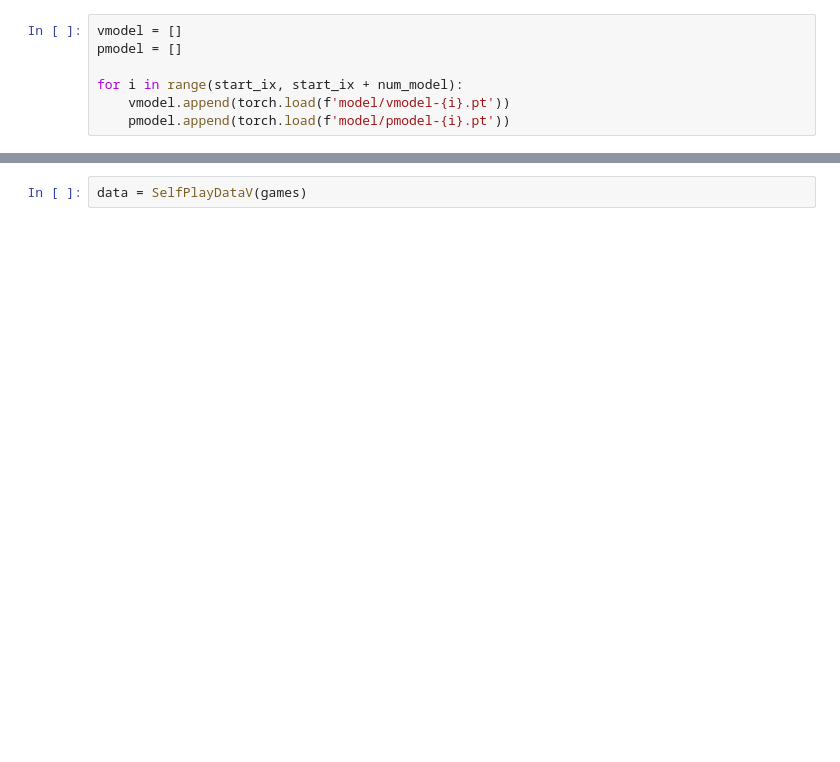
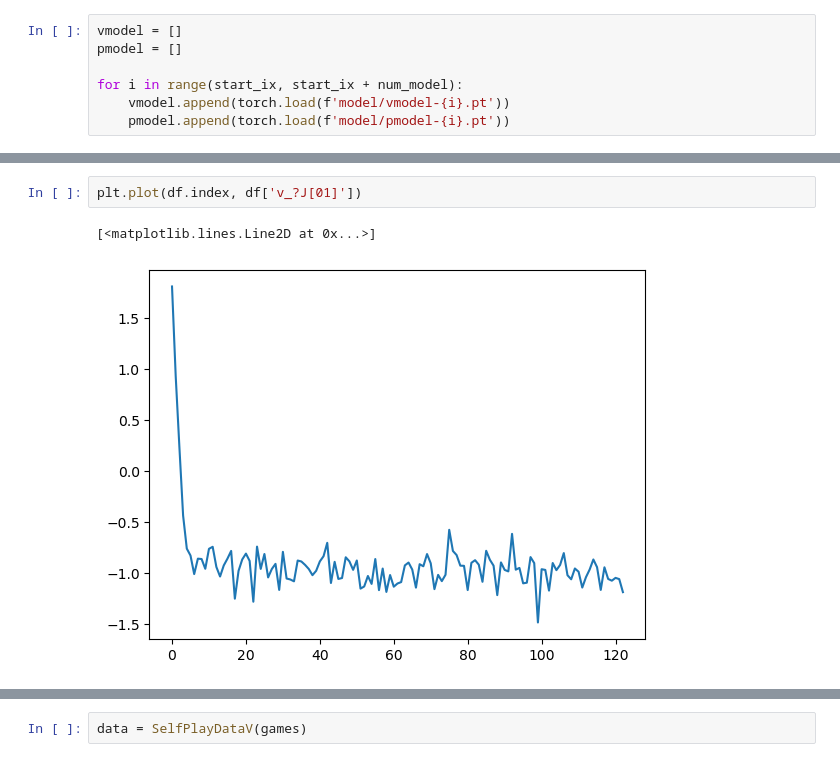
Before and after one commit to lichensongs/Q-Dispersion-Tree-Search, a Jupyter notebook: analysis.ipynb, the cells around one changed output, grey strips where cells are left out. Cells and saved outputs as stored; diff of their text form; blank space fills up the shorter version.

```diff
--- a/analysis.ipynb
+++ b/analysis.ipynb
@@ -40,0 +73,5 @@ df = pd.DataFrame({'p': ps, 'q': qs})
+# %%
+plt.plot(df.index, df['v_?J[01]'])
+# %% [output]
+[<matplotlib.lines.Line2D at 0x...>]
+[figure, added]
```
Also changed, not shown: parts of 18 cells of this notebook, 7 other files.
